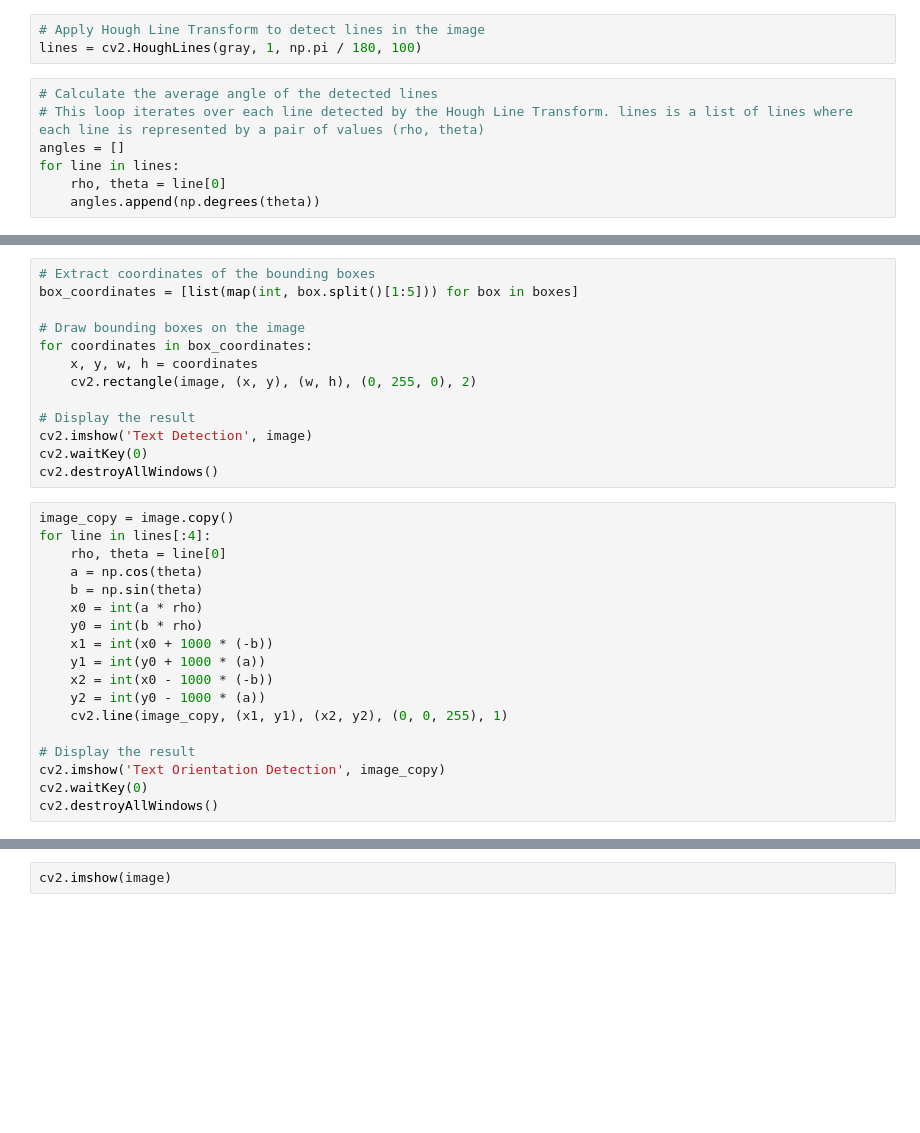
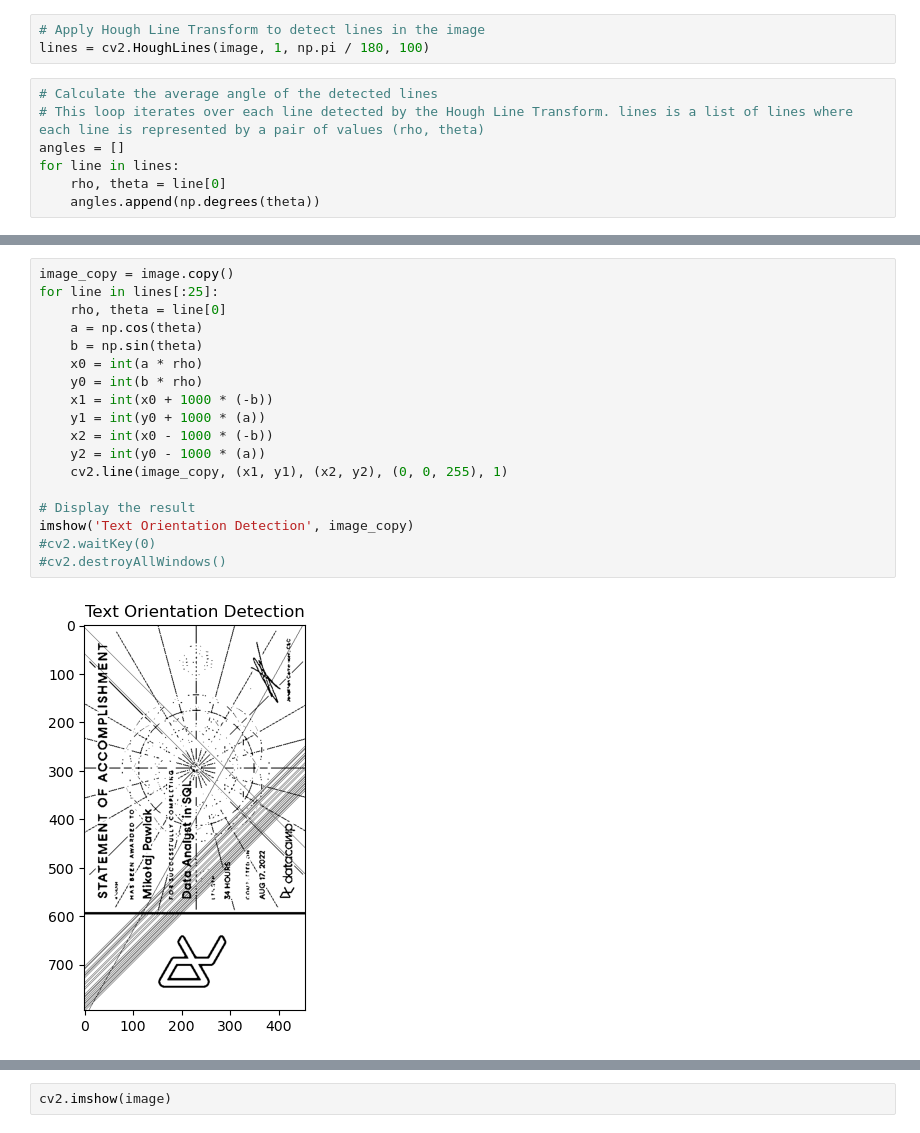
Before and after one commit to Miks007/Public-projects, a Jupyter notebook: Correct Document rotation/code.ipynb, the cells around one changed output, grey strips where cells are left out. Saved outputs shown, nothing was run; the diff lists cells and outputs as text; blank space fills up the shorter version.

```diff
--- a/Correct Document rotation/code.ipynb
+++ b/Correct Document rotation/code.ipynb
@@ -70,7 +77,7 @@ imshow('Image with boxes', image_copy)
 # https://stackoverflow.com/questions/23783061/detect-text-orientation
 # %%
 # Apply Hough Line Transform to detect lines in the image
-lines = cv2.HoughLines(gray, 1, np.pi / 180, 100)
+lines = cv2.HoughLines(image, 1, np.pi / 180, 100)
 # %%
 # Calculate the average angle of the detected lines
 # This loop iterates over each line detected by the Hough Line Transform. lines is a list of lines where each line is represented by a pair of values (rho, theta)
@@ -88,34 +95,23 @@ Text Orientation: 81.56486511230469 degrees
-# %%
-# Extract coordinates of the bounding boxes
-box_coordinates = [list(map(int, box.split()[1:5])) for box in boxes]
-
-# Draw bounding boxes on the image
-for coordinates in box_coordinates:
-    x, y, w, h = coordinates
-    cv2.rectangle(image, (x, y), (w, h), (0, 255, 0), 2)
-
-# Display the result
-cv2.imshow('Text Detection', image)
-cv2.waitKey(0)
-cv2.destroyAllWindows()
 # %%
 image_copy = image.copy()
-for line in lines[:4]:
+for line in lines[:25]:
     rho, theta = line[0]
     a = np.cos(theta)
     b = np.sin(theta)
     x0 = int(a * rho)
     y0 = int(b * rho)
     x1 = int(x0 + 1000 * (-b))
     y1 = int(y0 + 1000 * (a))
     x2 = int(x0 - 1000 * (-b))
     y2 = int(y0 - 1000 * (a))
     cv2.line(image_copy, (x1, y1), (x2, y2), (0, 0, 255), 1)
 
 # Display the result
-cv2.imshow('Text Orientation Detection', image_copy)
-cv2.waitKey(0)
-cv2.destroyAllWindows()
+imshow('Text Orientation Detection', image_copy)
+#cv2.waitKey(0)
+#cv2.destroyAllWindows()
+# %% [output]
+[figure, added]
 # %%
 # Calculate the rotation matrix
 rotation_matrix = cv2.getRotationMatrix2D((w / 2, h / 2), -average_angle, 1)
```
Also changed, not shown: parts of 11 cells of this notebook.
